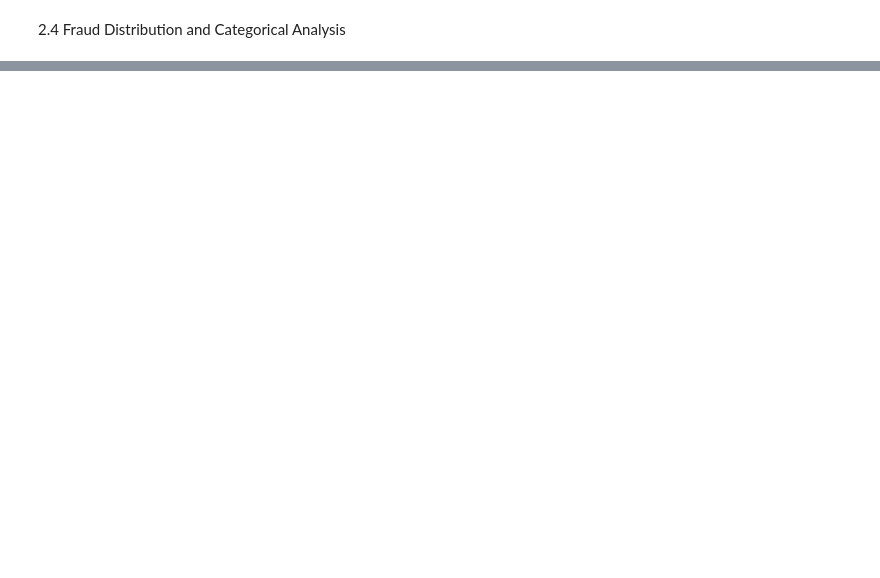
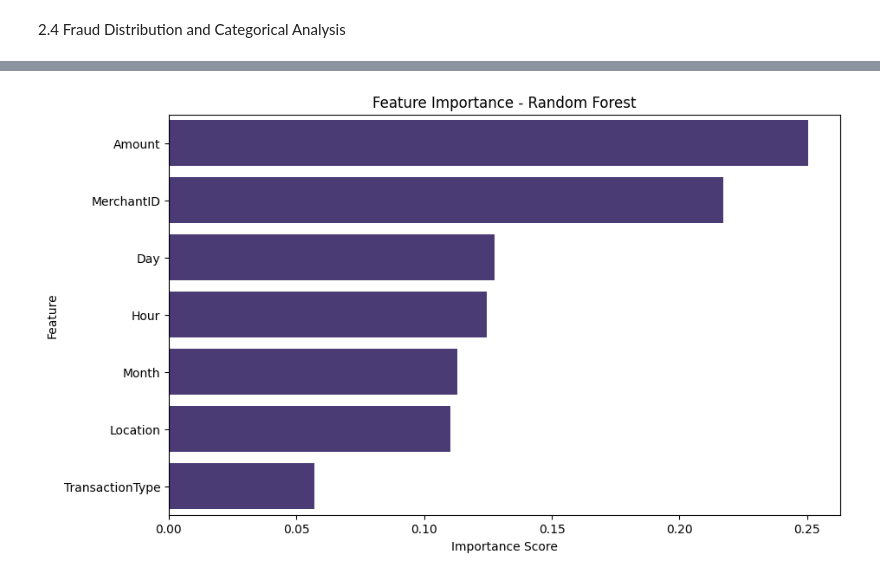
Before and after one commit to Siino-Z/Siino-Z.github.io, a Jupyter notebook: iPortfolio/Project4/credit-fraud-detection.ipynb, the cells around one changed output, grey strips where cells are left out. Cells and saved outputs as stored; diff of their text form; code cells hidden in the pictures; blank space fills up the shorter version.

```diff
--- a/iPortfolio/Project4/credit-fraud-detection.ipynb
+++ b/iPortfolio/Project4/credit-fraud-detection.ipynb
@@ -162,0 +228,16 @@ plt.show()
+# %%
+# Separate features and target variable
+X = df.drop('IsFraud', axis=1)
+y = df['IsFraud']
+
+# Address class imbalance using SMOTE
+from imblearn.over_sampling import SMOTE
+smote = SMOTE(random_state=42)
+X_res, y_res = smote.fit_resample(X, y)
+print("After SMOTE, counts of label '1': {}".format(sum(y_res==1)))
+print("After SMOTE, counts of label '0': {}".format(sum(y_res==0)))
+
+# Scale features using StandardScaler
+from sklearn.preprocessing import StandardScaler
+scaler = StandardScaler()
+X_res_scaled = scaler.fit_transform(X_res)
@@ -162,0 +464,17 @@ plt.show()
+# %%
+# Feature Importance for Random Forest
+rf_model = models["Random Forest"]
+importances = rf_model.feature_importances_
+feature_names = X.columns
+importance_df = pd.DataFrame({'Feature': feature_names, 'Importance': importances})
+importance_df = importance_df.sort_values(by='Importance', ascending=False)
+
+# Plot feature importances
+plt.figure(figsize=(10, 6))
+sns.barplot(x='Importance', y='Feature', data=importance_df)
+plt.title('Feature Importance - Random Forest')
+plt.xlabel('Importance Score')
+plt.ylabel('Feature')
+plt.show()
+# %% [output]
+[figure, added]
```
Also changed, not shown: parts of 23 cells of this notebook.
